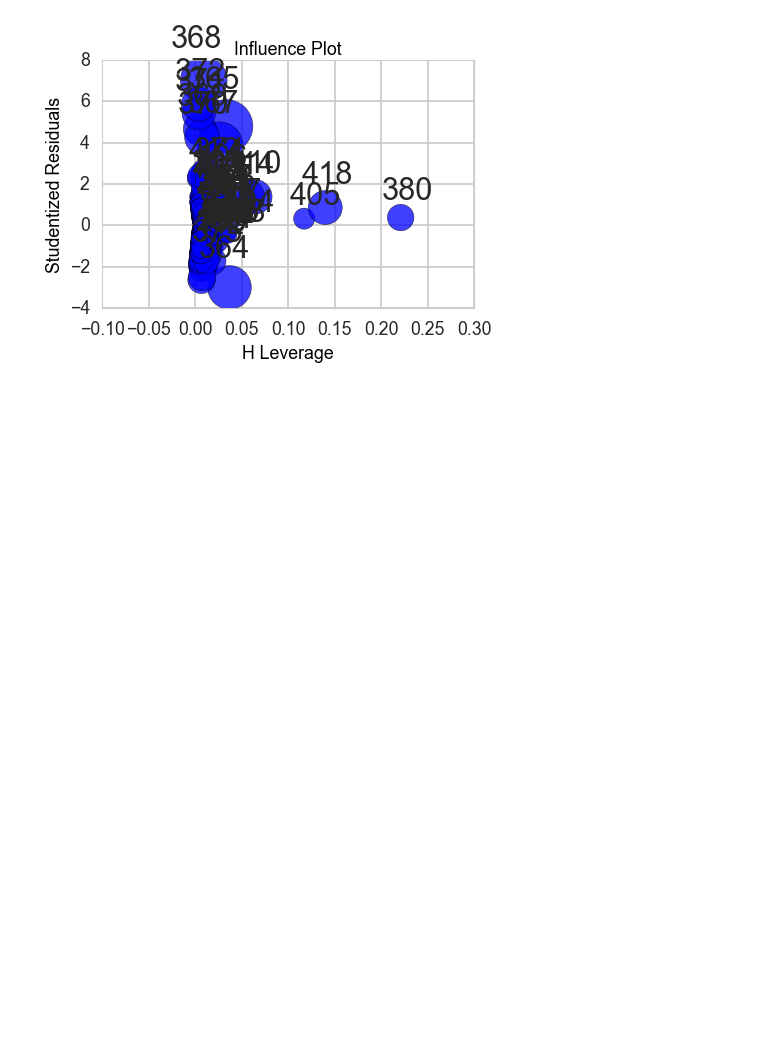
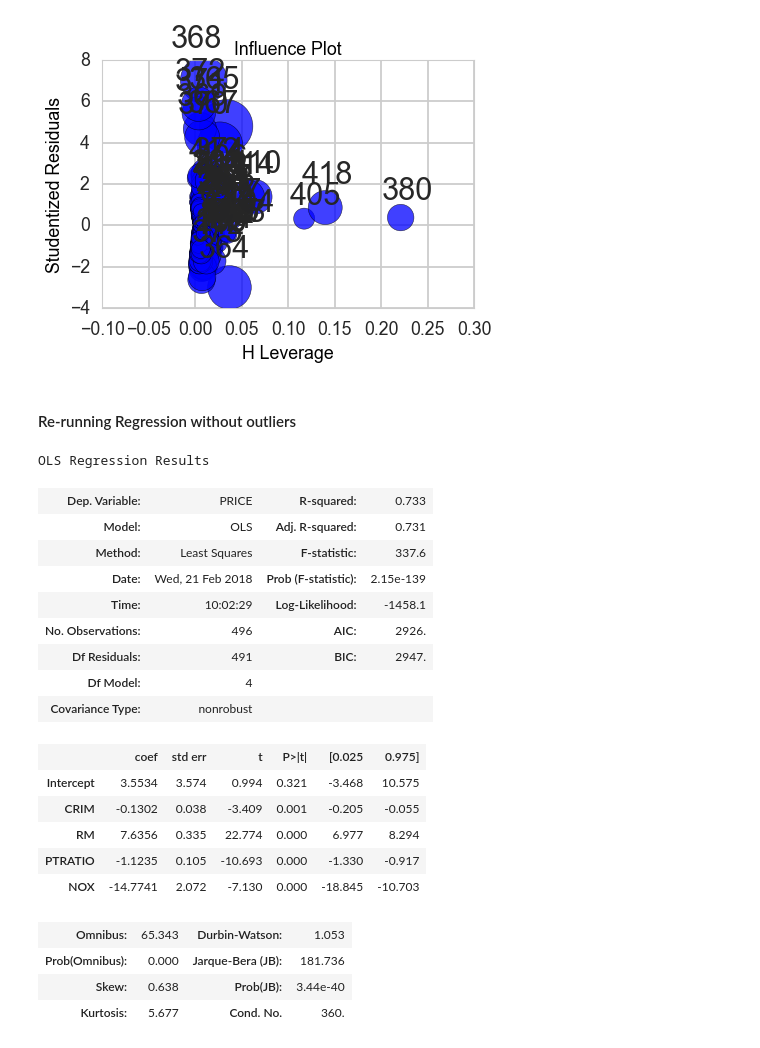
Before and after one commit to victoreram/Springboard-Data-Science, a Jupyter notebook: Assignments/ML-Linear_Regression/linear_regression/Mini_Project_Linear_Regression.ipynb, the cells around one changed output. Cells and saved outputs as stored; diff of their text form; code cells hidden in the pictures; blank space fills up the shorter version.

```diff
--- a/Assignments/ML-Linear_Regression/linear_regression/Mini_Project_Linear_Regression.ipynb
+++ b/Assignments/ML-Linear_Regression/linear_regression/Mini_Project_Linear_Regression.ipynb
@@ -921,0 +920,2 @@ X_red = X_red[X_red]
+# %% [markdown]
+#### Re-running Regression without outliers
@@ -921,0 +924,24 @@ X_red = X_red[X_red]
+# %%
+m_red_clean = ols('PRICE ~ CRIM + RM + PTRATIO + NOX',bos_clean).fit()
+m_red_clean.summary()
+# %% [output]
+OLS Regression Results
+| Dep. Variable: | PRICE | R-squared: | 0.733 |
+| Model: | OLS | Adj. R-squared: | 0.731 |
+| Method: | Least Squares | F-statistic: | 337.6 |
+| Date: | Wed, 21 Feb 2018 | Prob (F-statistic): | 2.15e-139 |
+| Time: | 10:02:29 | Log-Likelihood: | -1458.1 |
+| No. Observations: | 496 | AIC: | 2926. |
+| Df Residuals: | 491 | BIC: | 2947. |
+| Df Model: | 4 |  |  |
+| Covariance Type: | nonrobust |  |  |
+|  | coef | std err | t | P>|t| | [0.025 | 0.975] |
+| Intercept | 3.5534 | 3.574 | 0.994 | 0.321 | -3.468 | 10.575 |
+| CRIM | -0.1302 | 0.038 | -3.409 | 0.001 | -0.205 | -0.055 |
+| RM | 7.6356 | 0.335 | 22.774 | 0.000 | 6.977 | 8.294 |
+| PTRATIO | -1.1235 | 0.105 | -10.693 | 0.000 | -1.330 | -0.917 |
+| NOX | -14.7741 | 2.072 | -7.130 | 0.000 | -18.845 | -10.703 |
+| Omnibus: | 65.343 | Durbin-Watson: | 1.053 |
+| Prob(Omnibus): | 0.000 | Jarque-Bera (JB): | 181.736 |
+| Skew: | 0.638 | Prob(JB): | 3.44e-40 |
+| Kurtosis: | 5.677 | Cond. No. | 360. |
```
Also changed, not shown: parts of 6 cells of this notebook.
